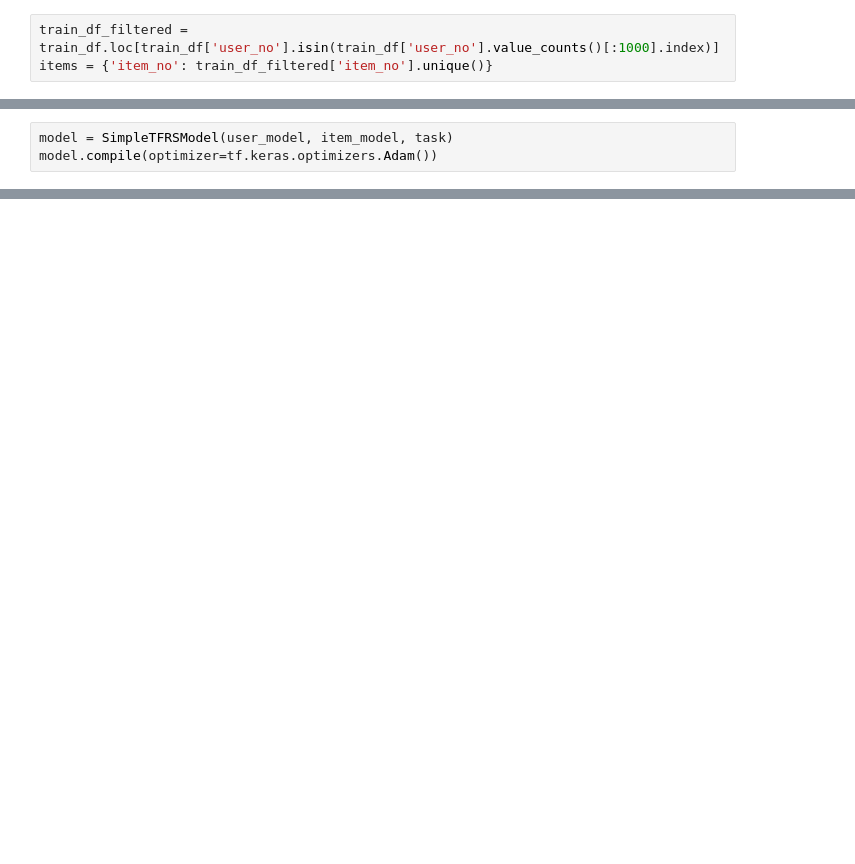
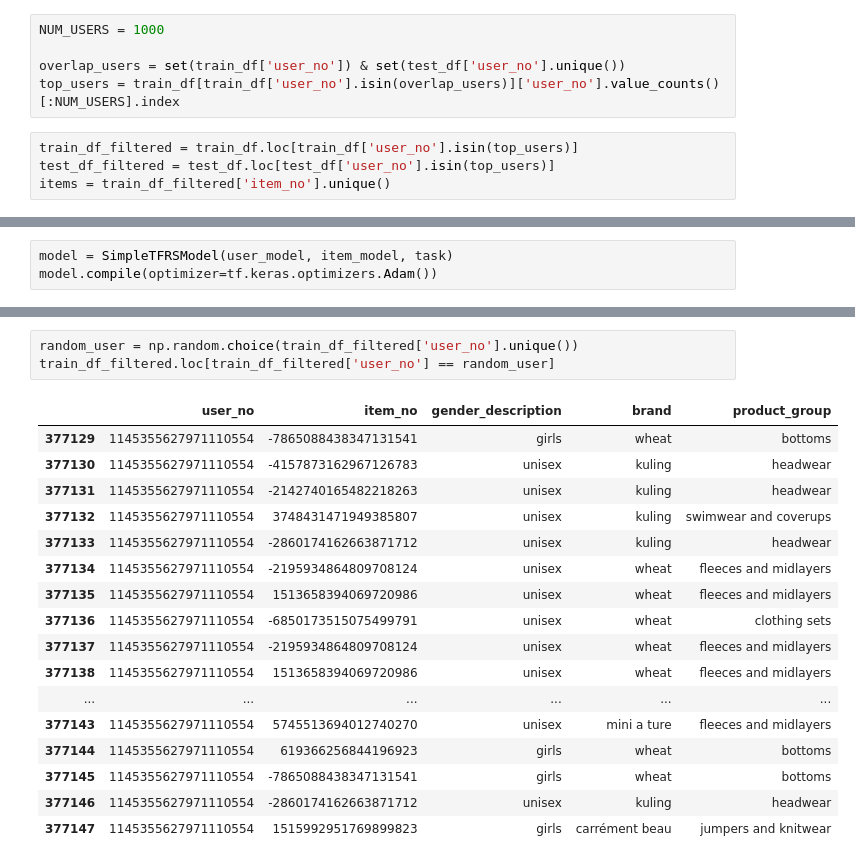
Before and after one commit to msvensson222/tfrs-retail-example, a Jupyter notebook: TFRS_Demo.ipynb, the cells around one changed output, grey strips where cells are left out. Saved outputs shown, nothing was run; the diff lists cells and outputs as text; blank space fills up the shorter version.

```diff
--- a/TFRS_Demo.ipynb
+++ b/TFRS_Demo.ipynb
@@ -16,5 +56,11 @@ test_df = pd.read_csv('test.csv', dtype={'user_no': str, 'item_no': str})
+# %%
+NUM_USERS = 1000
+
+overlap_users = set(train_df['user_no']) & set(test_df['user_no'].unique())
+top_users = train_df[train_df['user_no'].isin(overlap_users)]['user_no'].value_counts()[:NUM_USERS].index
 # %%
-train_df_filtered = train_df.loc[train_df['user_no'].isin(train_df['user_no'].value_counts()[:1000].index)]
-items = {'item_no': train_df_filtered['item_no'].unique()}
+train_df_filtered = train_df.loc[train_df['user_no'].isin(top_users)]
+test_df_filtered = test_df.loc[test_df['user_no'].isin(top_users)]
+items = train_df_filtered['item_no'].unique()
 # %%
 train_dataset = tf.data.Dataset.from_tensor_slices(dict(train_df_filtered))
@@ -199,0 +275,21 @@ train_df_filtered.loc[train_df_filtered['user_no'] == '8611951538862997486']
+# %%
+random_user = np.random.choice(train_df_filtered['user_no'].unique())
+train_df_filtered.loc[train_df_filtered['user_no'] == random_user]
+# %% [output]
+|  | user_no | item_no | gender_description | brand | product_group |
+| 377129 | 1145355627971110554 | -7865088438347131541 | girls | wheat | bottoms |
+| 377130 | 1145355627971110554 | -4157873162967126783 | unisex | kuling | headwear |
+| 377131 | 1145355627971110554 | -2142740165482218263 | unisex | kuling | headwear |
+| 377132 | 1145355627971110554 | 3748431471949385807 | unisex | kuling | swimwear and coverups |
+| 377133 | 1145355627971110554 | -2860174162663871712 | unisex | kuling | headwear |
+| 377134 | 1145355627971110554 | -2195934864809708124 | unisex | wheat | fleeces and midlayers |
+| 377135 | 1145355627971110554 | 1513658394069720986 | unisex | wheat | fleeces and midlayers |
+| 377136 | 1145355627971110554 | -6850173515075499791 | unisex | wheat | clothing sets |
+| 377137 | 1145355627971110554 | -2195934864809708124 | unisex | wheat | fleeces and midlayers |
+| 377138 | 1145355627971110554 | 1513658394069720986 | unisex | wheat | fleeces and midlayers |
+| ... | ... | ... | ... | ... | ... |
+| 377143 | 1145355627971110554 | 5745513694012740270 | unisex | mini a ture | fleeces and midlayers |
+| 377144 | 1145355627971110554 | 619366256844196923 | girls | wheat | bottoms |
+| 377145 | 1145355627971110554 | -7865088438347131541 | girls | wheat | bottoms |
+| 377146 | 1145355627971110554 | -2860174162663871712 | unisex | kuling | headwear |
+| 377147 | 1145355627971110554 | 1515992951769899823 | girls | carrément beau | jumpers and knitwear |
```
Also changed, not shown: parts of 63 cells of this notebook.
